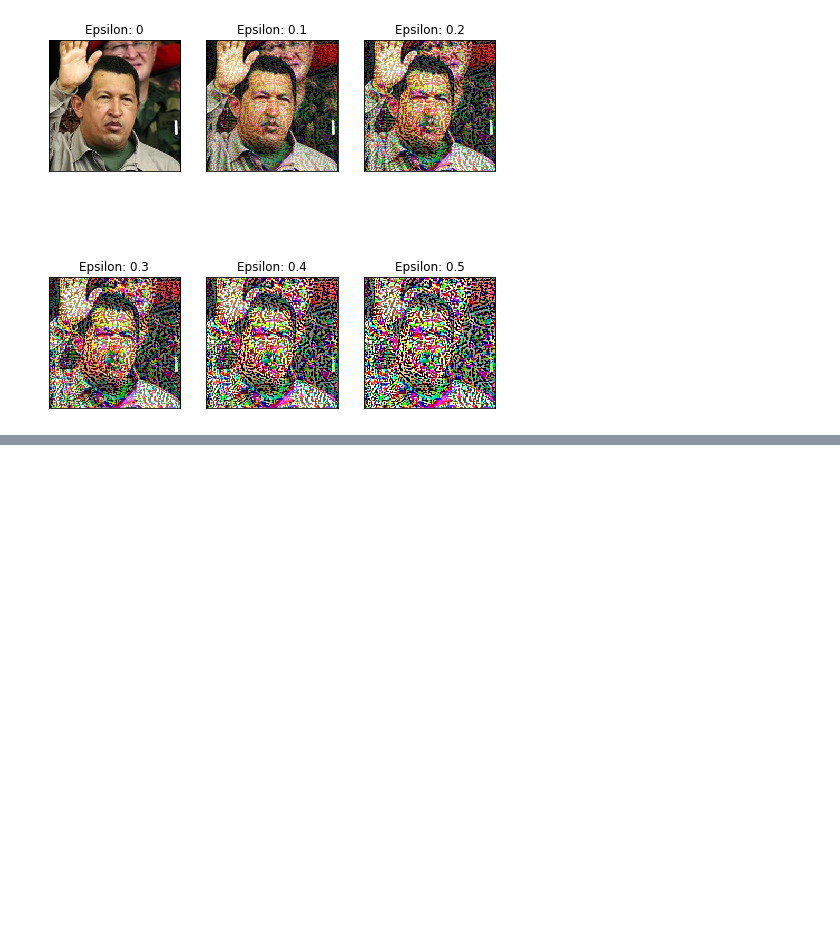
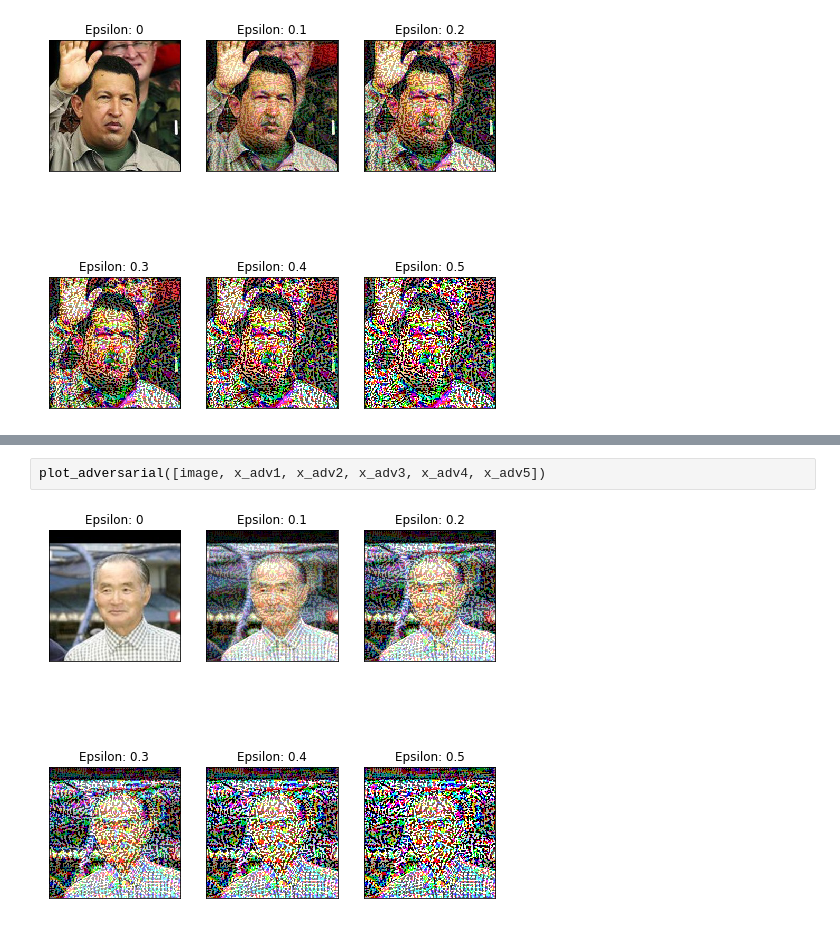
Before and after one commit to tremblerz/age-gender-estimator-keras, a Jupyter notebook: UTK/lfw_fgsm_eps.ipynb, the cells around one changed output, grey strips where cells are left out. Cells and saved outputs as stored; diff of their text form; blank space fills up the shorter version.

```diff
--- a/UTK/lfw_fgsm_eps.ipynb
+++ b/UTK/lfw_fgsm_eps.ipynb
@@ -226,0 +241,4 @@ plot_adversarial([image, x_adv1, x_adv2, x_adv3, x_adv4, x_adv5])
+# %%
+plot_adversarial([image, x_adv1, x_adv2, x_adv3, x_adv4, x_adv5])
+# %% [output]
+[figure, added]
```
Also changed, not shown: parts of 8 cells of this notebook.
